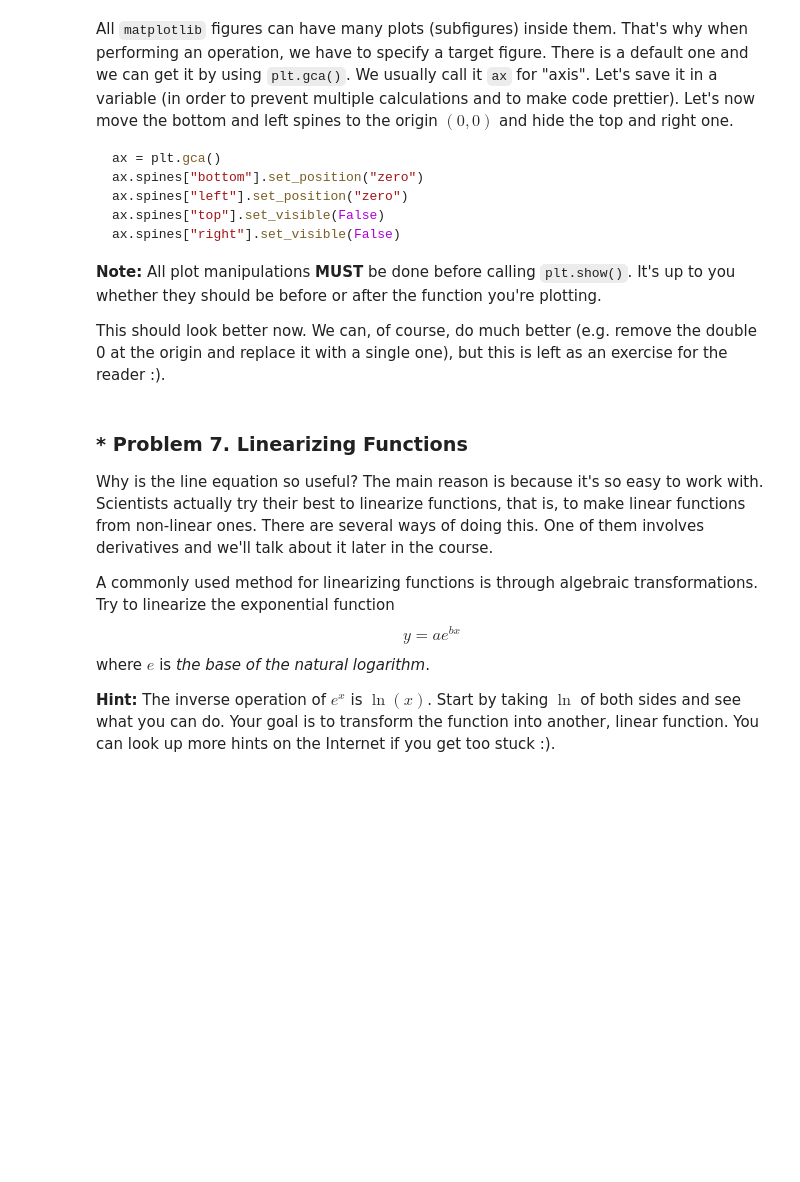
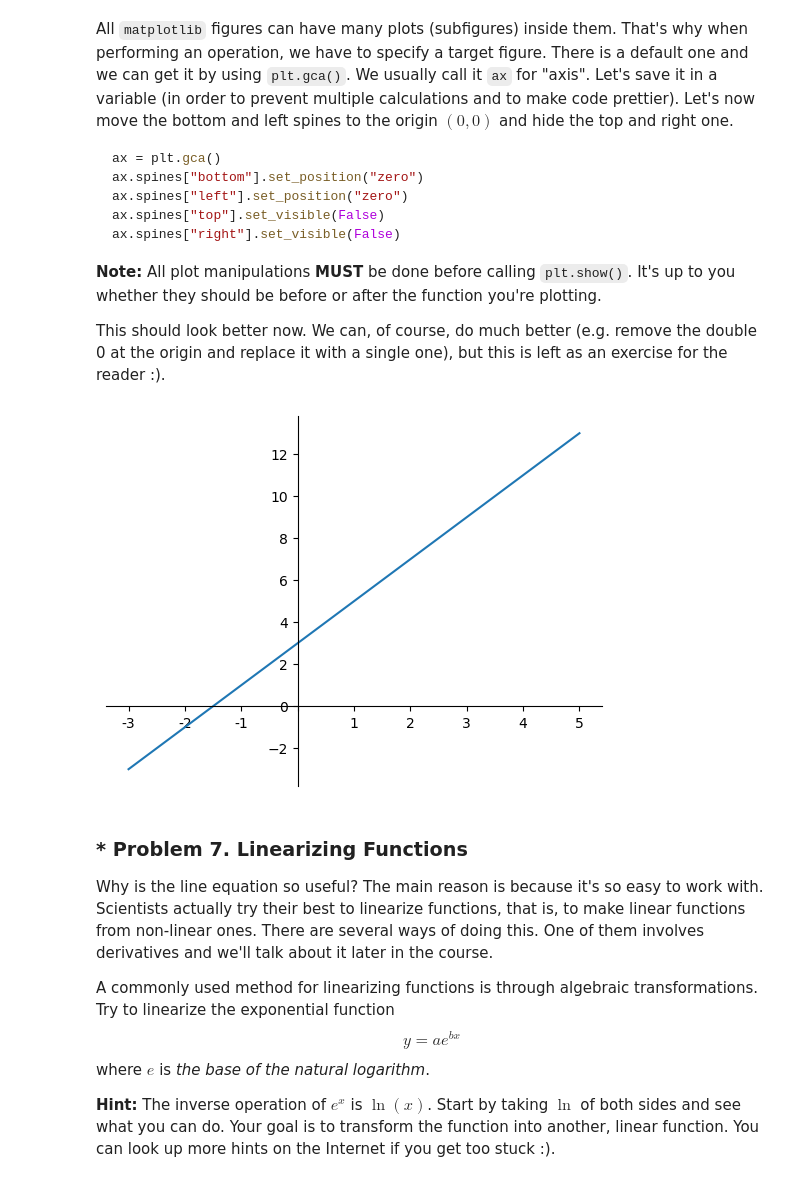
Before and after one commit to Radolsav16/Math-for-developers-course-work, a Jupyter notebook: High-School Maths Exercise-checkpoint.ipynb, the cells around one changed output. Saved outputs shown, nothing was run; the diff lists cells and outputs as text; code cells hidden in the pictures; blank space fills up the shorter version.

```diff
--- a/High-School Maths Exercise-checkpoint.ipynb
+++ b/High-School Maths Exercise-checkpoint.ipynb
@@ -485,7 +531,27 @@ ax.spines["right"].set_visible(False)
 
 This should look better now. We can, of course, do much better (e.g. remove the double 0 at the origin and replace it with a single one), but this is left as an exercise for the reader :).
 # %%
-# Copy and edit your code here
+x = np.linspace(-3,5,1000)
+y = 2 * x + 3
+
+plt.plot(x ,y)
+ax = plt.gca()
+ax.spines["bottom"].set_position('zero')
+ax.spines["left"].set_position('zero')
+ax.spines["top"].set_visible(False)
+ax.spines["right"].set_visible(False)
+
+x_ticks = ax.get_xticks().tolist()
+y_ticks = ax.get_yticks().tolist()
+
+
+ax.set_xticklabels(['' if tick == 0 else str(int(tick)) for tick in x_ticks])
+
+
+
+plt.show()
+# %% [output]
+[figure, added]
 # %% [markdown]
 ### * Problem 7. Linearizing Functions
 Why is the line equation so useful? The main reason is because it's so easy to work with. Scientists actually try their best to linearize functions, that is, to make linear functions from non-linear ones. There are several ways of doing this. One of them involves derivatives and we'll talk about it later in the course.
```
Also changed, not shown: parts of 12 cells of this notebook.
